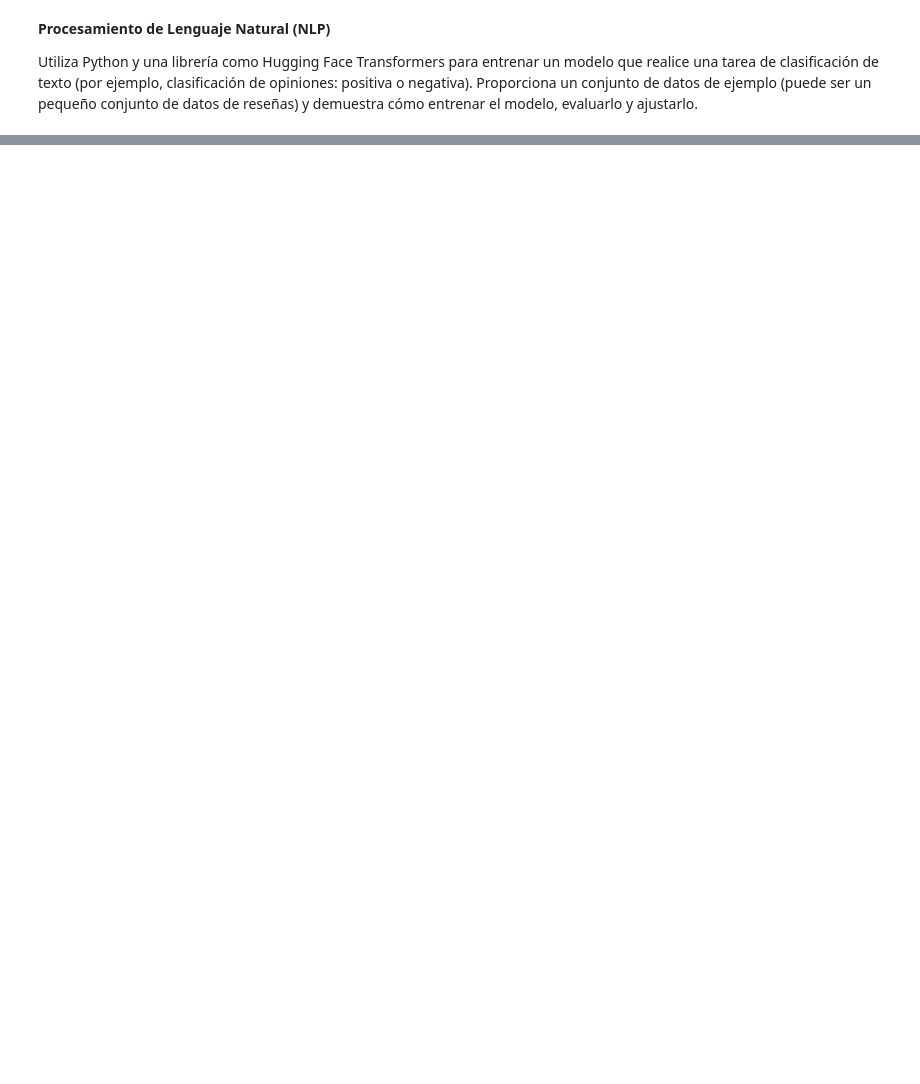
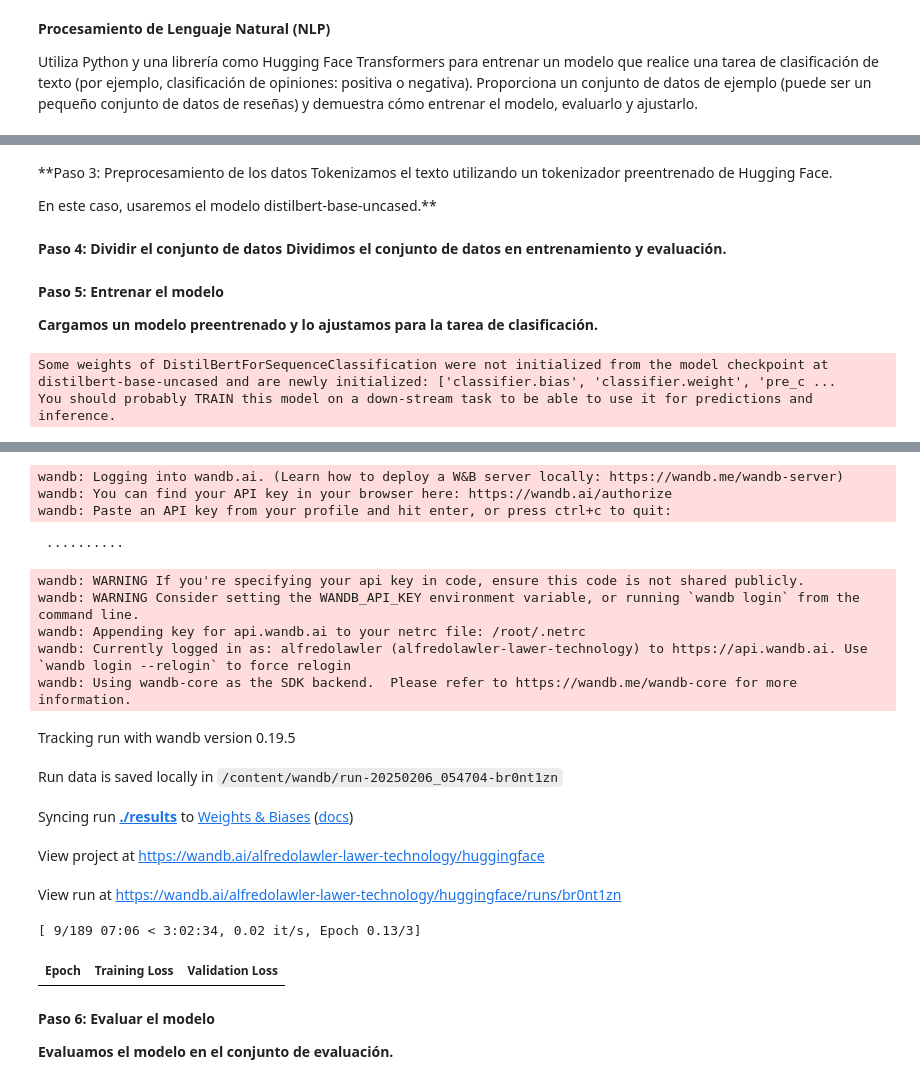
Before and after one commit to lawlete/Varios, a Jupyter notebook: Procesamiento_de_Lenguaje_Natural.ipynb, the cells around one changed output, grey strips where cells are left out. Cells and saved outputs as stored; diff of their text form; code cells hidden in the pictures; blank space fills up the shorter version.

```diff
--- a/Procesamiento_de_Lenguaje_Natural.ipynb
+++ b/Procesamiento_de_Lenguaje_Natural.ipynb
@@ -40,0 +72,58 @@ OPENAI cargada
+# %% [markdown]
+**Paso 3: Preprocesamiento de los datos
+Tokenizamos el texto utilizando un tokenizador preentrenado de Hugging Face.
+
+En este caso, usaremos el modelo distilbert-base-uncased.**
+# %%
+from transformers import AutoTokenizer
+
+# Cargar el tokenizador
+tokenizer = AutoTokenizer.from_pretrained("distilbert-base-uncased")
+
+# Función para tokenizar el texto
+def preprocess_function(examples):
+    return tokenizer(examples["text"], truncation=True, padding=True)
+
+# Aplicar tokenización al dataset
+tokenized_dataset = dataset.map(preprocess_function, batched=True)
+# %% [markdown]
+**Paso 4: Dividir el conjunto de datos
+Dividimos el conjunto de datos en entrenamiento y evaluación.**
+# %%
+# Dividir el dataset en entrenamiento y evaluación
+train_dataset = tokenized_dataset["train"].shuffle(seed=42).select(range(1000))  # Usamos solo 1000 muestras para entrenamiento rápido
+eval_dataset = tokenized_dataset["test"].shuffle(seed=42).select(range(100))    # Usamos 100 muestras para evaluación
+# %% [markdown]
+**Paso 5: Entrenar el modelo**
+
+**Cargamos un modelo preentrenado y lo ajustamos para la tarea de clasificación.**
+# %%
+from transformers import AutoModelForSequenceClassification, TrainingArguments, Trainer
+
+# Cargar el modelo preentrenado
+model = AutoModelForSequenceClassification.from_pretrained("distilbert-base-uncased", num_labels=2)
+
+# Configurar los argumentos de entrenamiento
+training_args = TrainingArguments(
+    output_dir="./results",
+    evaluation_strategy="epoch",
+    learning_rate=2e-5,
+    per_device_train_batch_size=16,
+    per_device_eval_batch_size=16,
+    num_train_epochs=3,
+    weight_decay=0.01,
+)
+
+# Crear el Trainer
+trainer = Trainer(
+    model=model,
+    args=training_args,
+    train_dataset=train_dataset,
+    eval_dataset=eval_dataset,
+)
+
+# Entrenar el modelo
+trainer.train()
+# %% [output]
+Some weights of DistilBertForSequenceClassification were not initialized from the model checkpoint at distilbert-base-uncased and are newly initialized: ['classifier.bias', 'classifier.weight', 'pre_c ...
+You should probably TRAIN this model on a down-stream task to be able to use it for predictions and inference.
@@ -40,0 +131,20 @@ OPENAI cargada
+wandb: Logging into wandb.ai. (Learn how to deploy a W&B server locally: https://wandb.me/wandb-server)
+wandb: You can find your API key in your browser here: https://wandb.ai/authorize
+wandb: Paste an API key from your profile and hit enter, or press ctrl+c to quit:
+ ··········
+wandb: WARNING If you're specifying your api key in code, ensure this code is not shared publicly.
+wandb: WARNING Consider setting the WANDB_API_KEY environment variable, or running `wandb login` from the command line.
+wandb: Appending key for api.wandb.ai to your netrc file: /root/.netrc
+wandb: Currently logged in as: alfredolawler (alfredolawler-lawer-technology) to https://api.wandb.ai. Use `wandb login --relogin` to force relogin
+wandb: Using wandb-core as the SDK backend.  Please refer to https://wandb.me/wandb-core for more information.
+Tracking run with wandb version 0.19.5
+Run data is saved locally in /content/wandb/run-20250206_054704-br0nt1zn
+Syncing run ./results to Weights & Biases (docs)
+View project at https://wandb.ai/alfredolawler-lawer-technology/huggingface
+View run at https://wandb.ai/alfredolawler-lawer-technology/huggingface/runs/br0nt1zn
+[ 9/189 07:06 < 3:02:34, 0.02 it/s, Epoch 0.13/3]
+| Epoch | Training Loss | Validation Loss |
+# %% [markdown]
+**Paso 6: Evaluar el modelo**
+
+**Evaluamos el modelo en el conjunto de evaluación.**
```
Also changed, not shown: parts of 13 cells of this notebook.
